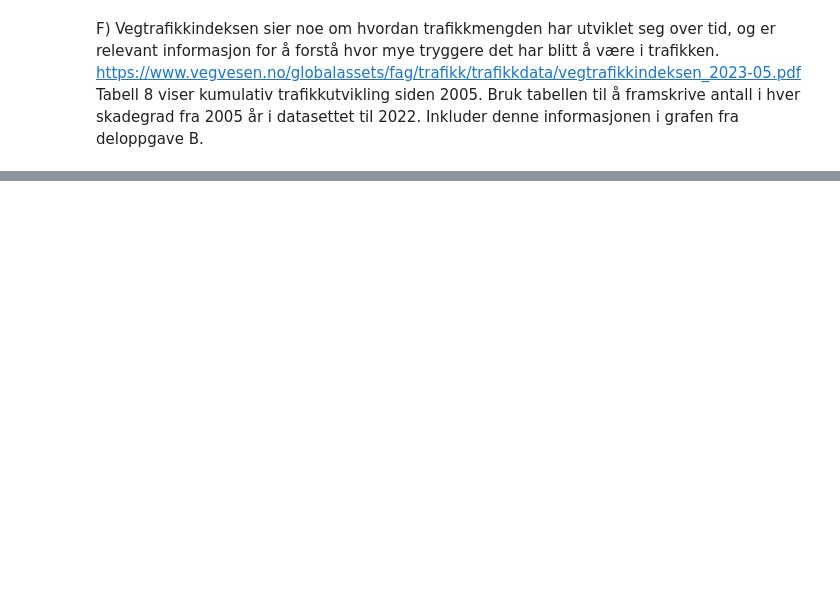
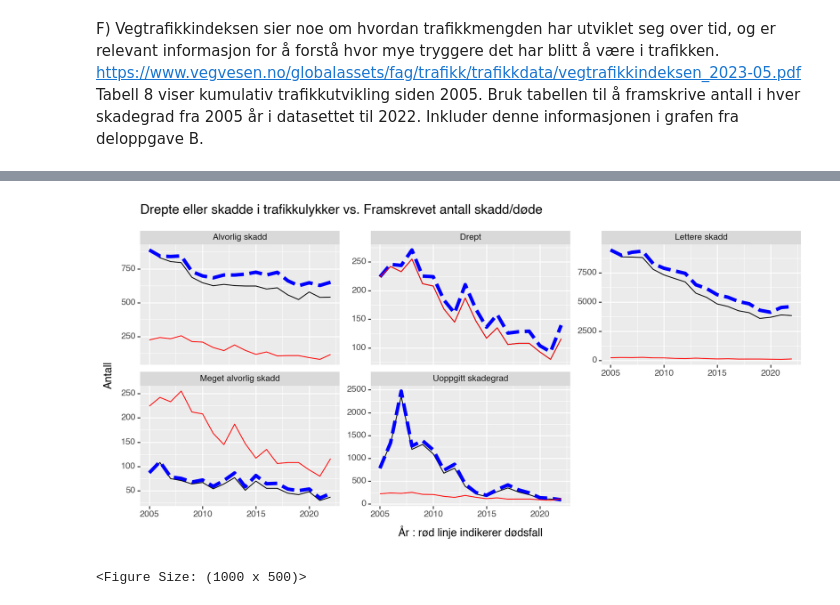
Before and after one commit to 267988/dmba_practice, a Jupyter notebook: obligatory_assignment1_2023/oppgave1_trafikkulykker.ipynb, the cells around one changed output, grey strips where cells are left out. Drawn from its saved outputs; the diff is of its cells as text; code cells hidden in the pictures; blank space fills up the shorter version.

```diff
--- a/obligatory_assignment1_2023/oppgave1_trafikkulykker.ipynb
+++ b/obligatory_assignment1_2023/oppgave1_trafikkulykker.ipynb
@@ -273,0 +222,7 @@ e_plot = (ggplot(df, aes(x='year', y='justert_antall', color='skadegrad')) +
+# %%
+# Data for 2005 begynner fra 128%. Dette trenger vi å normalisere for.
+# Lagrer 128 som en temp og så deler på den for å begynne graderingen på nytt fra 100%
+# Konverterer til integer for å fjerne desimalene. Kunne også brukt .round()
+df_temp = df_sammen.loc[df_sammen["year"] == 2005, "Trafikkutvikling fra 1995 i Prosent"].iloc[0].astype(int)
+df_sammen["Trafikkutvikling fra 1995 i Prosent"] = df_sammen["Trafikkutvikling fra 1995 i Prosent"].astype(int) / df_temp * 100
+df_sammen
@@ -273,0 +243,4 @@ e_plot = (ggplot(df, aes(x='year', y='justert_antall', color='skadegrad')) +
+# %%
+# Lager ny kolonne med justert "framskrevet" antall skadd/dødsfall
+df_sammen["Framskrevet antall skadd/døde"] = df_sammen["Drepte eller skadde i trafikkulykker"] * df_sammen["Trafikkutvikling fra 1995 i Prosent"] / 100
+df_sammen
@@ -273,0 +261,4 @@ e_plot = (ggplot(df, aes(x='year', y='justert_antall', color='skadegrad')) +
+# %%
+# Grupperer
+dfgr_sammen = df_sammen.groupby(["year", "skadegrad"])[["Drepte eller skadde i trafikkulykker", "Framskrevet antall skadd/døde", "Drept i trafikkulykker"]].sum().reset_index()
+dfgr_sammen
@@ -273,0 +279,15 @@ e_plot = (ggplot(df, aes(x='year', y='justert_antall', color='skadegrad')) +
+# %%
+# Visualisering
+dfgr_sammen_plot = (ggplot(dfgr_sammen, aes(x="year")) +
+    geom_line(aes(y="Drepte eller skadde i trafikkulykker")) +
+    geom_line(aes(y="Framskrevet antall skadd/døde"), color="blue", linetype='--', size=2) +
+    geom_line(aes(y="Drept i trafikkulykker"), color="red") +
+        facet_wrap('~skadegrad',scales="free_y") +
+        theme(figure_size=(10, 5)) +
+        labs(title="Drepte eller skadde i trafikkulykker vs. Framskrevet antall skadd/døde",
+        x="År : rød linje indikerer dødsfall",
+        y="Antall"))
+dfgr_sammen_plot
+# %% [output]
+[figure, added]
+<Figure Size: (1000 x 500)>
```
Also changed, not shown: parts of 24 cells of this notebook.
